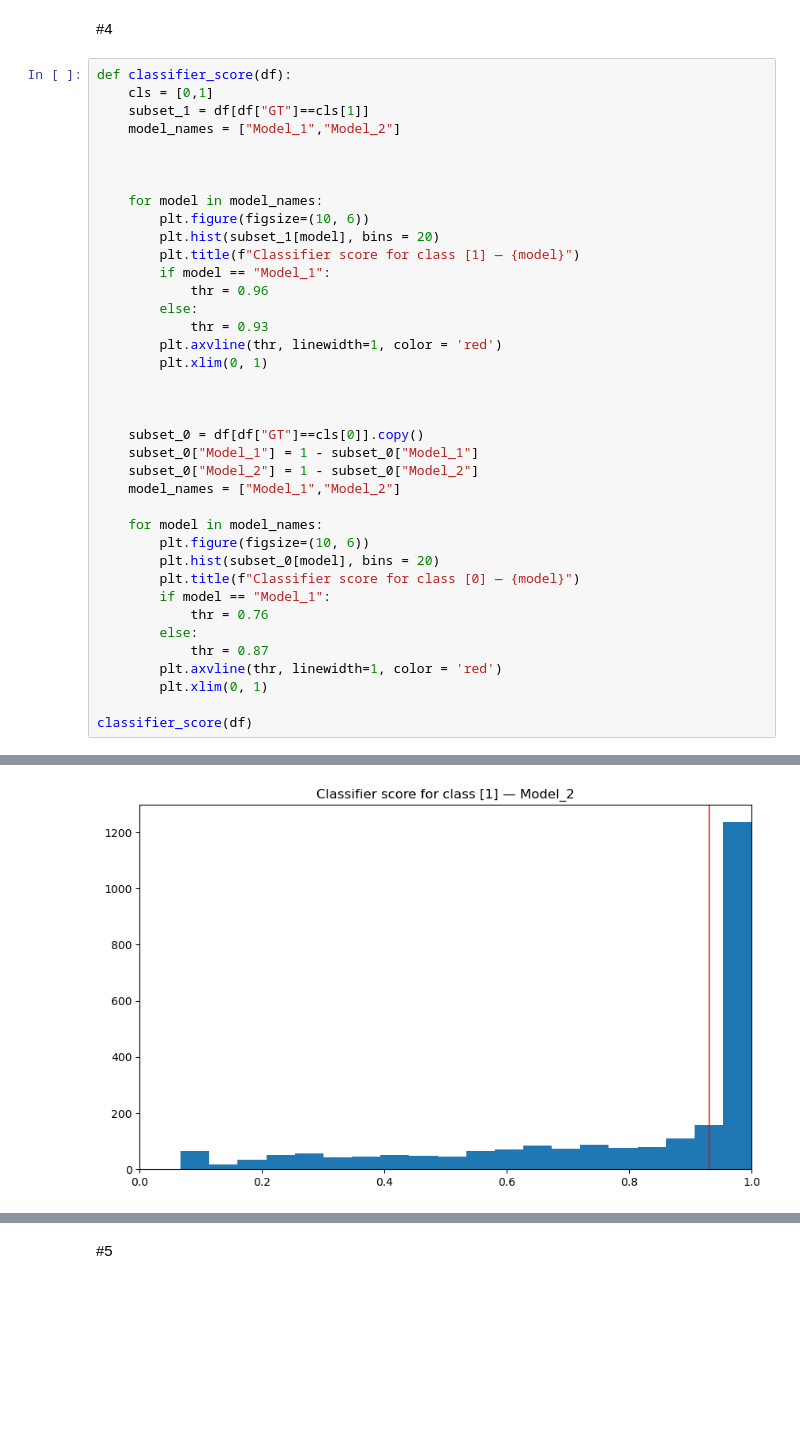
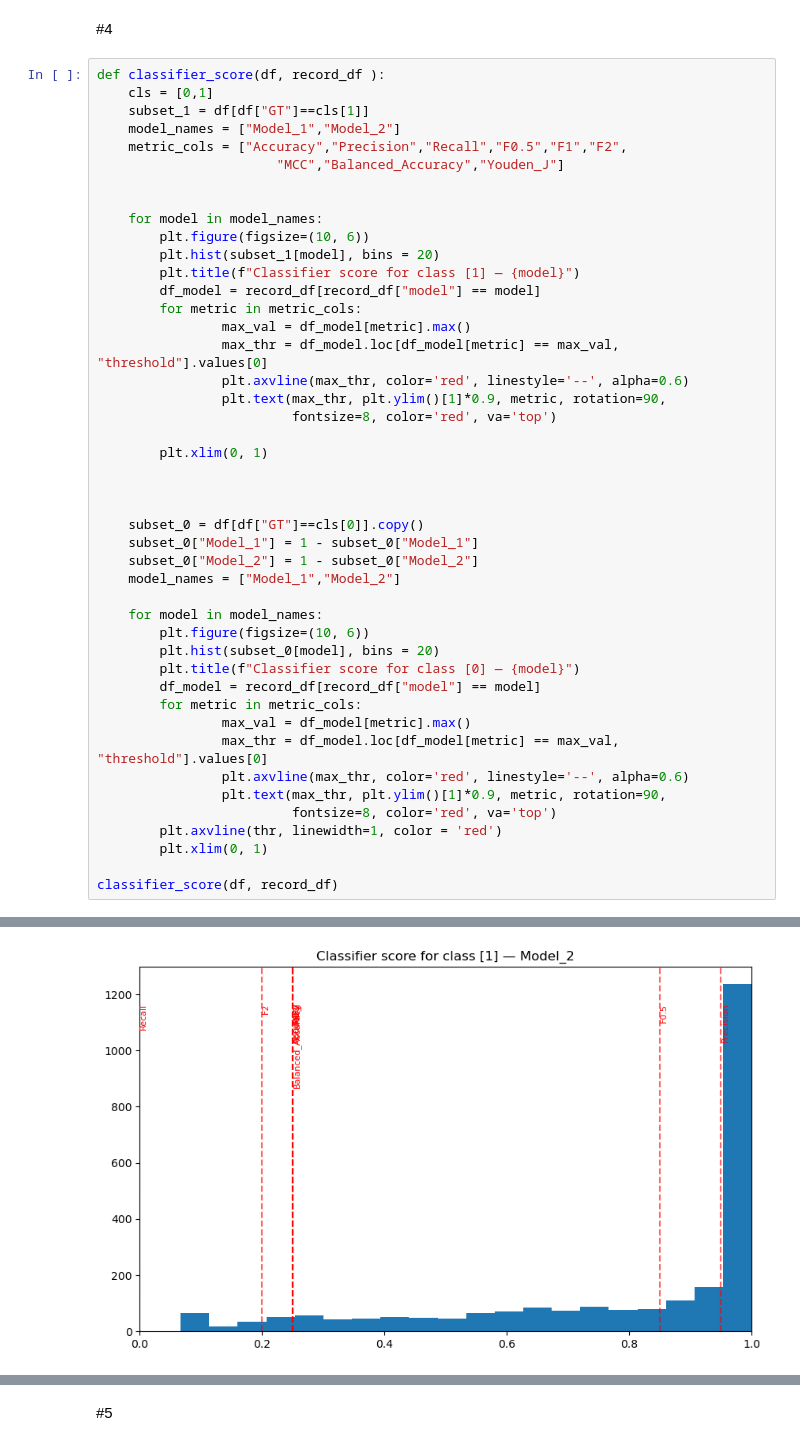
Before and after one commit to nalyvaikoiryna/ml-labs, a Jupyter notebook: Lab2/lab2.ipynb, the cells around one changed output, grey strips where cells are left out. Cells and saved outputs as stored; diff of their text form; blank space fills up the shorter version.

```diff
--- a/Lab2/lab2.ipynb
+++ b/Lab2/lab2.ipynb
@@ -196,22 +196,26 @@ plot_metric_separately(record_df, model1="Model_1", model2="Model_2")
 # %% [markdown]
 #4
 # %%
-def classifier_score(df):
+def classifier_score(df, record_df ):
     cls = [0,1]
     subset_1 = df[df["GT"]==cls[1]]
     model_names = ["Model_1","Model_2"]
-
+    metric_cols = ["Accuracy","Precision","Recall","F0.5","F1","F2",
+                       "MCC","Balanced_Accuracy","Youden_J"]
 
 
     for model in model_names:
         plt.figure(figsize=(10, 6))
         plt.hist(subset_1[model], bins = 20)
         plt.title(f"Classifier score for class [1] — {model}")
-        if model == "Model_1":
-            thr = 0.96
-        else:
-            thr = 0.93
-        plt.axvline(thr, linewidth=1, color = 'red')
+        df_model = record_df[record_df["model"] == model]
+        for metric in metric_cols:
+                max_val = df_model[metric].max()
+                max_thr = df_model.loc[df_model[metric] == max_val, "threshold"].values[0]
+                plt.axvline(max_thr, color='red', linestyle='--', alpha=0.6)
+                plt.text(max_thr, plt.ylim()[1]*0.9, metric, rotation=90,
+                         fontsize=8, color='red', va='top')
+
         plt.xlim(0, 1)
 
 
@@ -225,12 +229,15 @@ def classifier_score(df):
         plt.figure(figsize=(10, 6))
         plt.hist(subset_0[model], bins = 20)
         plt.title(f"Classifier score for class [0] — {model}")
-        if model == "Model_1":
-            thr = 0.76
-        else:
-            thr = 0.87
+        df_model = record_df[record_df["model"] == model]
+        for metric in metric_cols:
+                max_val = df_model[metric].max()
+                max_thr = df_model.loc[df_model[metric] == max_val, "threshold"].values[0]
+                plt.axvline(max_thr, color='red', linestyle='--', alpha=0.6)
+                plt.text(max_thr, plt.ylim()[1]*0.9, metric, rotation=90,
+                         fontsize=8, color='red', va='top')
         plt.axvline(thr, linewidth=1, color = 'red')
         plt.xlim(0, 1)
 
-classifier_score(df)
+classifier_score(df, record_df)
 # %% [output]
@@ -238 +245 @@ classifier_score(df)
-[figure, old version]
+[figure, new version]
```
Also changed, not shown: parts of 2 cells of this notebook.
